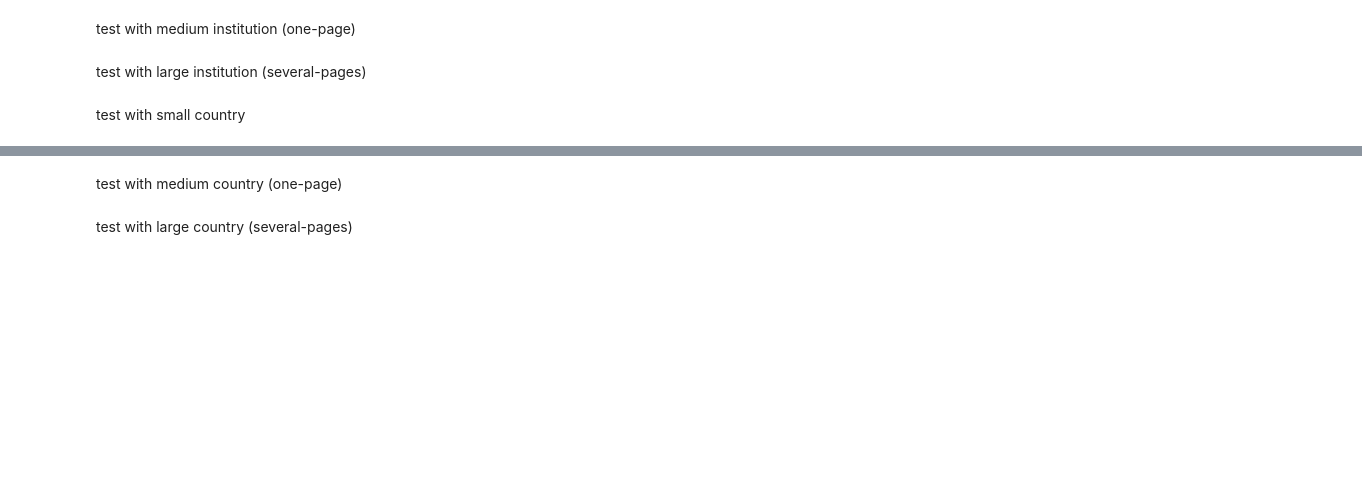
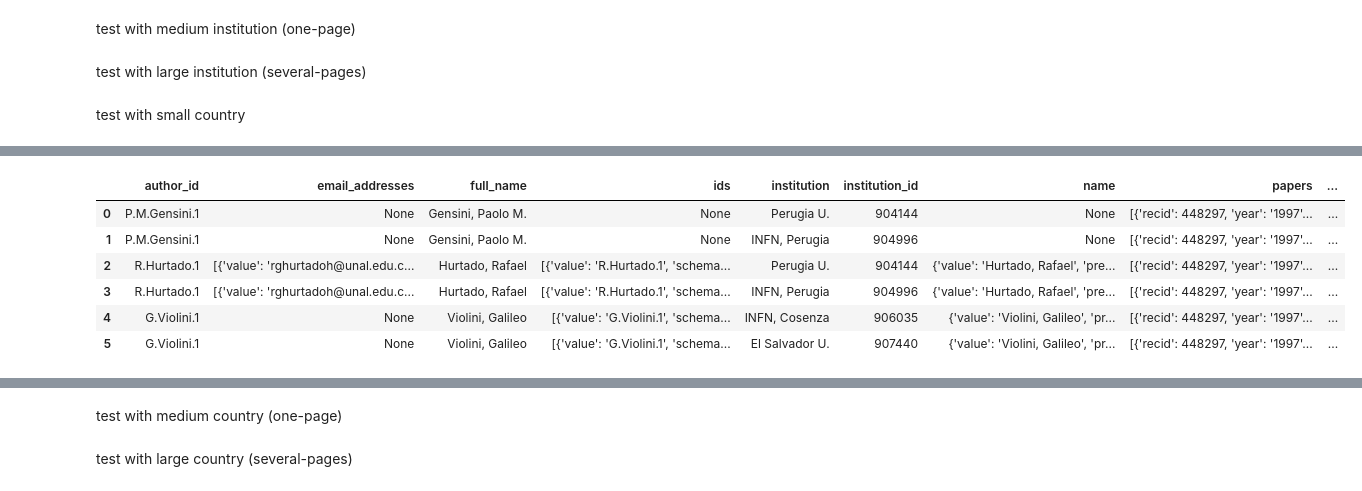
Before and after one commit to restrepo/inspire, a Jupyter notebook: INSPIREHEP.ipynb, the cells around one changed output, grey strips where cells are left out. Saved outputs shown, nothing was run; the diff lists cells and outputs as text; code cells hidden in the pictures; blank space fills up the shorter version.

```diff
--- a/INSPIREHEP.ipynb
+++ b/INSPIREHEP.ipynb
@@ -120,11 +120,9 @@ class profile:
 
         return self
     def to_dict(self):
-        #print( dir(self) )
         l=[]
         for x in dir(self):
             if x.find('__')==-1 and x not in _excluded_keys:
-                #print(x)
                 l.append((x,eval( f'self.{x}')) )
         return dict(l)
         #return dict( [(x,eval( f'self.{x}')) for x in dir(self)
@@ -222,8 +220,9 @@ class author(profile):
             if filtered_db:
                 au=filtered_db[0] #must be unique!
             else: #aff not in self.db → New affiliation
-                ai=copy.deepcopy(self)
+                ai=copy.copy(self)#deepcopy(self)
                 self.db.append(ai)
+                del ai #be sure that ai will not be modified
         return self.db
     def to_json(self):
         return [d.to_dict() for d in self.db]
@@ -307,7 +306,9 @@ class work(author):
                 paper['instituion_id']=d.institution_id
                 if paper not in d.papers:
                     #detach from RAM!
-                    d.papers.append(copy.deepcopy(paper))
+                    cppaper=copy.copy(paper)
+                    d.papers.append(cppaper)
+                    del cppaper
             #break
 
         return self.db
@@ -410,8 +411,8 @@ class institutions(literature):
             #EMERGENCY EXIT: We assume here that r.json().get('total') exists
             if i > total//self.size_inst+1:
                 NEXT=False
-            print(f'page: {i} of {total} → {url}')
             i+=1
+            print(f'page: {i} of {total-1} → {url}')
         return self.db
 # %%
 au=profile({})
@@ -510,3 +511,6 @@ test with medium institution (one-page)
 test with large institution (several-pages)
 # %% [markdown]
 test with small country
+# %%
+L=literature('recid:448297')
+L.get_authors()
@@ -513,3 +536,13 @@ test with small country
+# %%
+pd.DataFrame( L.to_json() )
+# %% [output]
+|  | author_id | email_addresses | full_name | ids | institution | institution_id | name | papers | ... |
+| 0 | P.M.Gensini.1 | None | Gensini, Paolo M. | None | Perugia U. | 904144 | None | [{'recid': 448297, 'year': '1997'... | ... |
+| 1 | P.M.Gensini.1 | None | Gensini, Paolo M. | None | INFN, Perugia | 904996 | None | [{'recid': 448297, 'year': '1997'... | ... |
+| 2 | R.Hurtado.1 | [{'value': 'rghurtadoh@unal.edu.c... | Hurtado, Rafael | [{'value': 'R.Hurtado.1', 'schema... | Perugia U. | 904144 | {'value': 'Hurtado, Rafael', 'pre... | [{'recid': 448297, 'year': '1997'... | ... |
+| 3 | R.Hurtado.1 | [{'value': 'rghurtadoh@unal.edu.c... | Hurtado, Rafael | [{'value': 'R.Hurtado.1', 'schema... | INFN, Perugia | 904996 | {'value': 'Hurtado, Rafael', 'pre... | [{'recid': 448297, 'year': '1997'... | ... |
+| 4 | G.Violini.1 | None | Violini, Galileo | [{'value': 'G.Violini.1', 'schema... | INFN, Cosenza | 906035 | {'value': 'Violini, Galileo', 'pr... | [{'recid': 448297, 'year': '1997'... | ... |
+| 5 | G.Violini.1 | None | Violini, Galileo | [{'value': 'G.Violini.1', 'schema... | El Salvador U. | 907440 | {'value': 'Violini, Galileo', 'pr... | [{'recid': 448297, 'year': '1997'... | ... |
 # %%
 C=institutions('El Salvador',[])
 # %%
```
Also changed, not shown: parts of 2 cells of this notebook.
